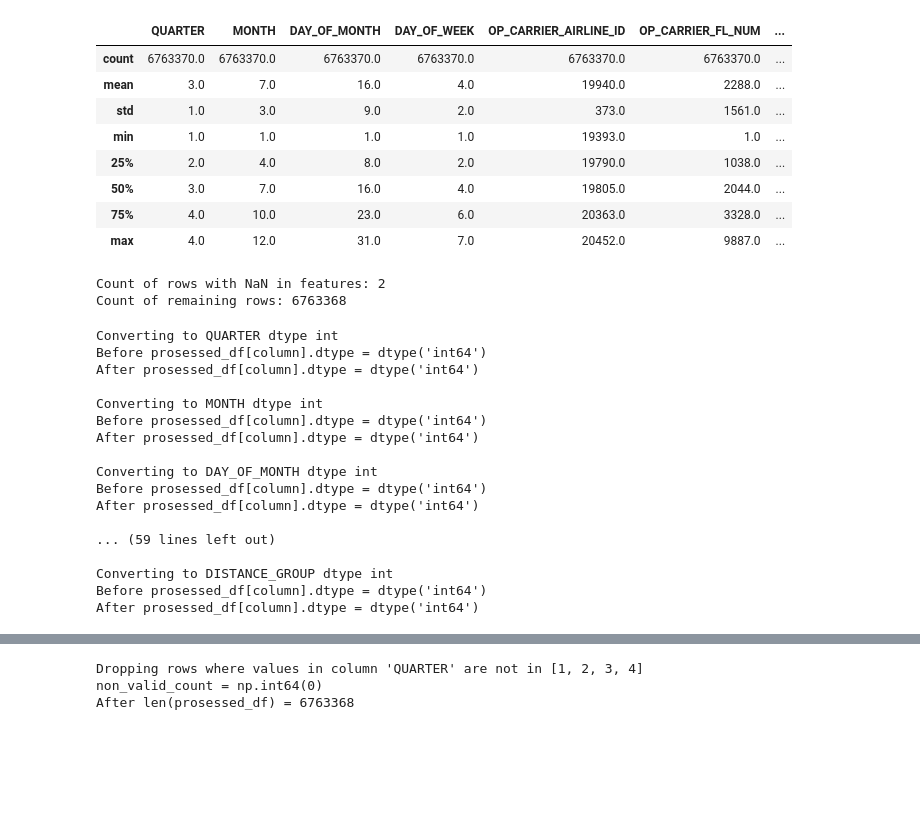
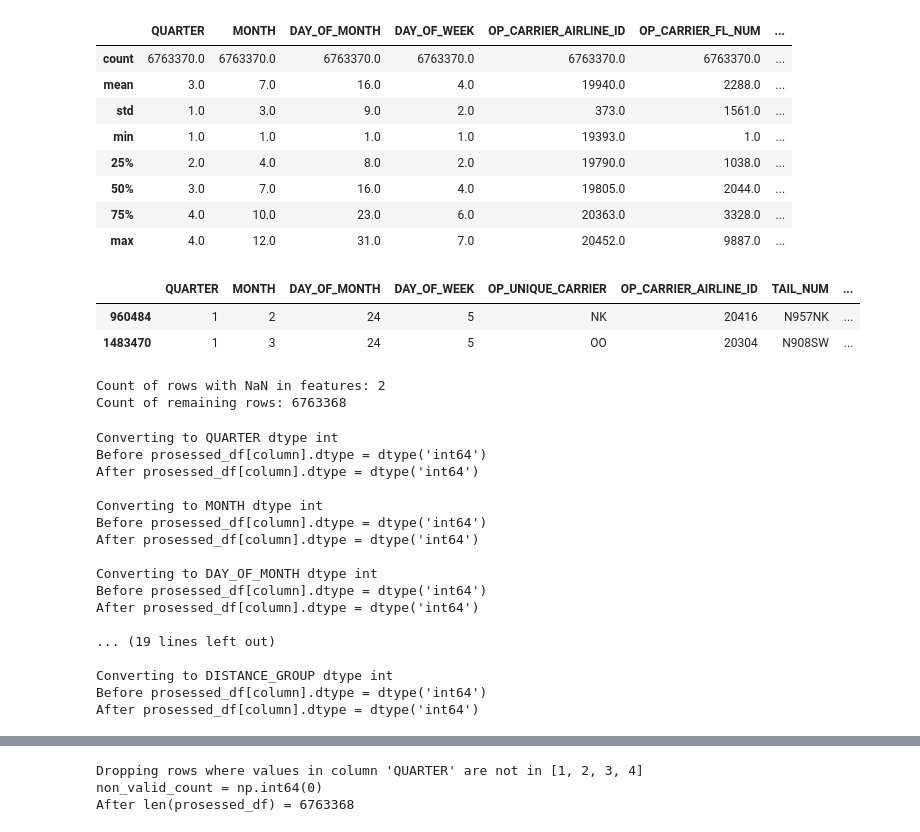
Before and after one commit to MohammedGuniem/Prediction-of-On-time-Flight-Performance, a Jupyter notebook: notebooks/Preprocessing 2023 Dataset.ipynb, the cells around one changed output, grey strips where cells are left out. Saved outputs shown, nothing was run; the diff lists cells and outputs as text; code cells hidden in the pictures; blank space fills up the shorter version.

```diff
--- a/notebooks/Preprocessing 2023 Dataset.ipynb
+++ b/notebooks/Preprocessing 2023 Dataset.ipynb
@@ -684,20 +684,26 @@ display(prosessed_df[features].describe().round())
 # %%
 ## According to the established data quality requirements above, all of the features in the table above should have values in their column data cells.
 # Value is required; If Nan, delete row
 
 # Count rows with NaN in features columns
 count_nan_rows = prosessed_df[prosessed_df[features].isnull().any(axis=1)].shape[0]
 
+# View rows with any NaN values
+display(prosessed_df[prosessed_df[features].isnull().any(axis=1)])
+
 # Print count of rows with NaN
 print(f"Count of rows with NaN in features: {count_nan_rows}")
 
-# Drop rows with NaN in columns A or B
+# Drop rows with NaN in features
 prosessed_df = prosessed_df.dropna(subset=features)
 
 # Print count of remaining rows
 remaining_count = prosessed_df.shape[0]
 print(f"Count of remaining rows: {remaining_count}")
 # %% [output]
+|  | QUARTER | MONTH | DAY_OF_MONTH | DAY_OF_WEEK | OP_UNIQUE_CARRIER | OP_CARRIER_AIRLINE_ID | TAIL_NUM | ... |
+| 960484 | 1 | 2 | 24 | 5 | NK | 20416 | N957NK | ... |
+| 1483470 | 1 | 3 | 24 | 5 | OO | 20304 | N908SW | ... |
 Count of rows with NaN in features: 2
 Count of remaining rows: 6763368
 # %%
@@ -709,16 +715,6 @@ int_features = [
     "MONTH",
     "DAY_OF_MONTH",
     "DAY_OF_WEEK",
-    "OP_CARRIER_AIRLINE_ID",
-    "OP_CARRIER_FL_NUM",
-    "ORIGIN_AIRPORT_ID",
-    "ORIGIN_CITY_MARKET_ID",
-    "ORIGIN_STATE_FIPS",
-    "ORIGIN_WAC",
-    "DEST_AIRPORT_ID",
-    "DEST_CITY_MARKET_ID",
-    "DEST_STATE_FIPS",
-    "DEST_WAC",
     "CRS_DEP_TIME",
     "CRS_ARR_TIME",
     "CRS_ELAPSED_TIME",
@@ -746,7 +742,7 @@ Converting to DAY_OF_MONTH dtype int
 Before prosessed_df[column].dtype = dtype('int64')
 After prosessed_df[column].dtype = dtype('int64')
 
-... (59 lines left out)
+... (19 lines left out)
 
 Converting to DISTANCE_GROUP dtype int
 Before prosessed_df[column].dtype = dtype('int64')
```
Also changed, not shown: parts of 8 cells of this notebook, 3 other files.
